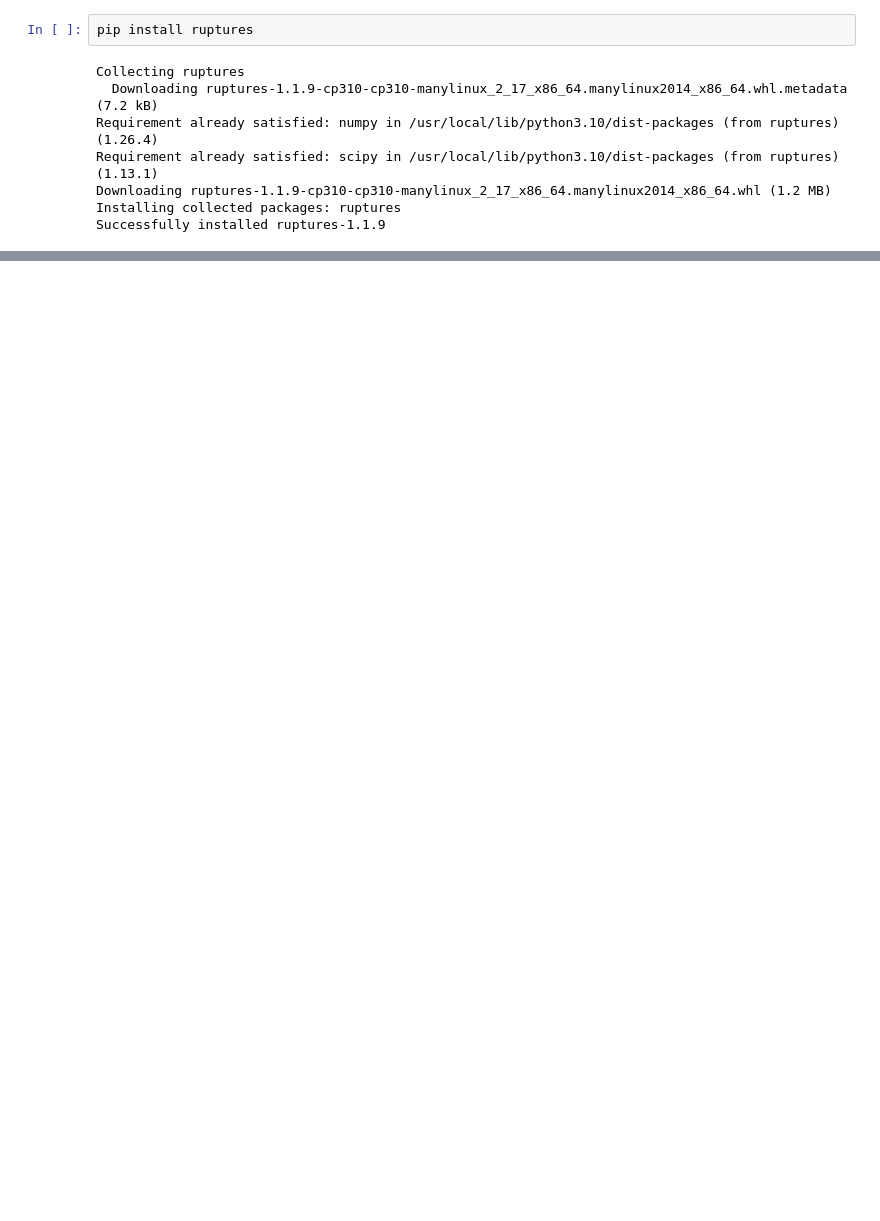
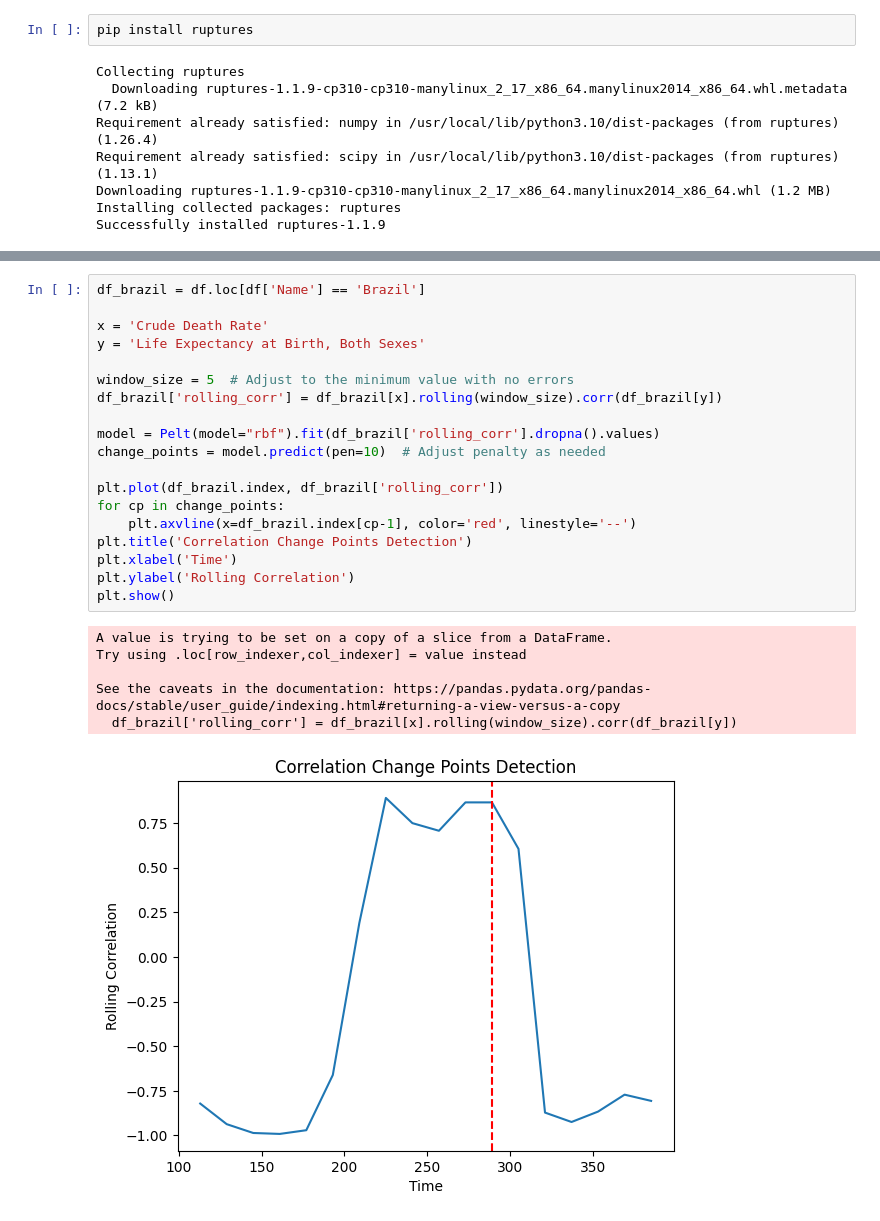
Before and after one commit to SebastianWikt/DS4002-P2, a Jupyter notebook: Scripts/Project_2_running_corr.ipynb, the cells around one changed output, grey strips where cells are left out. Drawn from its saved outputs; the diff is of its cells as text; blank space fills up the shorter version.

```diff
--- a/Scripts/Project_2_running_corr.ipynb
+++ b/Scripts/Project_2_running_corr.ipynb
@@ -159,0 +116,26 @@ See the caveats in the documentation: https://pandas.pydata.org/pandas-docs/stab
+# %%
+df_brazil = df.loc[df['Name'] == 'Brazil']
+
+x = 'Crude Death Rate'
+y = 'Life Expectancy at Birth, Both Sexes'
+
+window_size = 5  # Adjust to the minimum value with no errors
+df_brazil['rolling_corr'] = df_brazil[x].rolling(window_size).corr(df_brazil[y])
+
+model = Pelt(model="rbf").fit(df_brazil['rolling_corr'].dropna().values)
+change_points = model.predict(pen=10)  # Adjust penalty as needed
+
+plt.plot(df_brazil.index, df_brazil['rolling_corr'])
+for cp in change_points:
+    plt.axvline(x=df_brazil.index[cp-1], color='red', linestyle='--')
+plt.title('Correlation Change Points Detection')
+plt.xlabel('Time')
+plt.ylabel('Rolling Correlation')
+plt.show()
+# %% [output]
+A value is trying to be set on a copy of a slice from a DataFrame.
+Try using .loc[row_indexer,col_indexer] = value instead
+
+See the caveats in the documentation: https://pandas.pydata.org/pandas-docs/stable/user_guide/indexing.html#returning-a-view-versus-a-copy
+  df_brazil['rolling_corr'] = df_brazil[x].rolling(window_size).corr(df_brazil[y])
+[figure, added]
```
Also changed, not shown: parts of 13 cells of this notebook.
